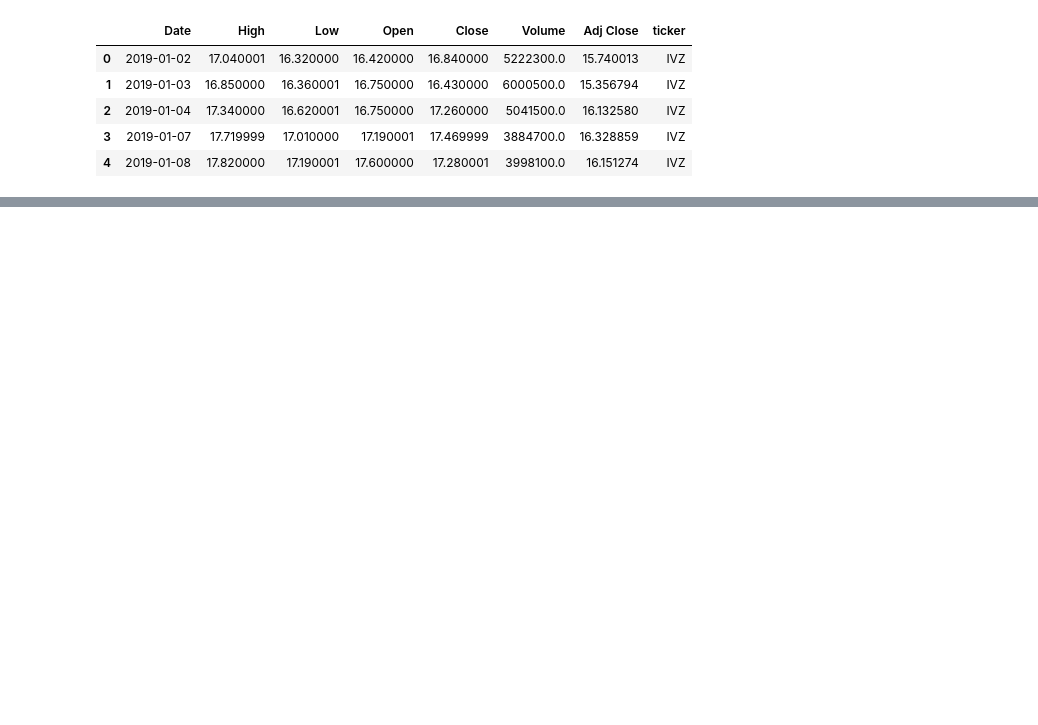
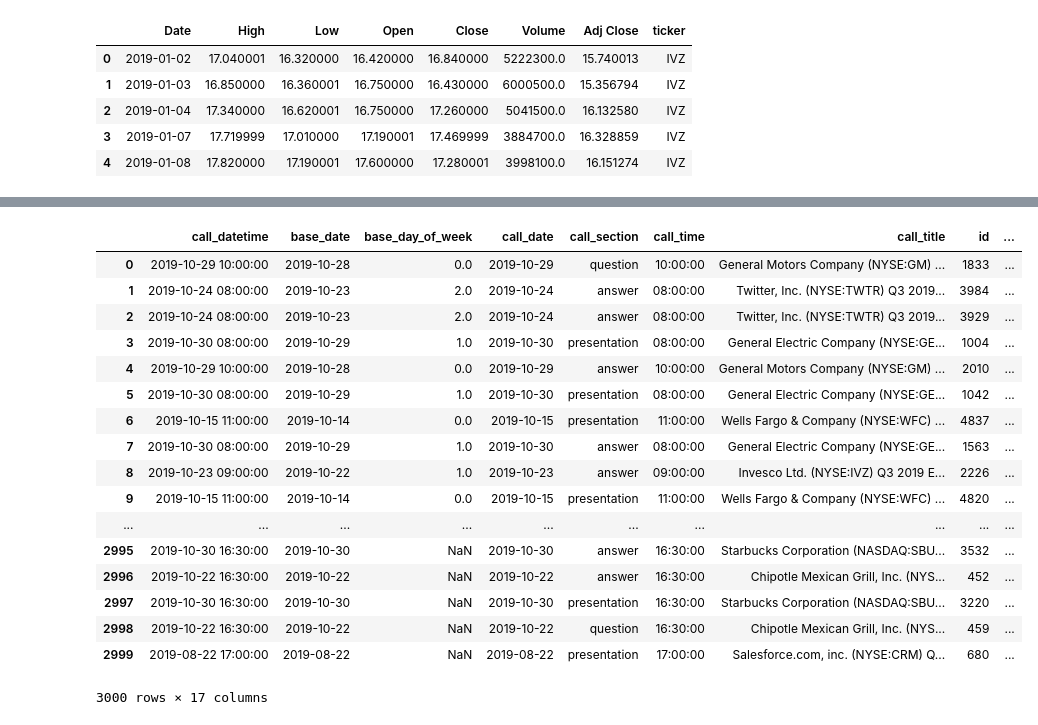
Before and after one commit to Final-Project-BAHF/Sweet_N_Sour_Sentiment, a Jupyter notebook: sweet_n_sour/Andrew/merged_df.ipynb, the cells around one changed output, grey strips where cells are left out. Saved outputs shown, nothing was run; the diff lists cells and outputs as text; code cells hidden in the pictures; blank space fills up the shorter version.

```diff
--- a/sweet_n_sour/Andrew/merged_df.ipynb
+++ b/sweet_n_sour/Andrew/merged_df.ipynb
@@ -51,0 +55,24 @@ merged_df
+# %%
+merged_df = merged_df.merge(price_df, left_on=['ticker','next_date'], right_on = ['ticker','Date'], how='left')
+merged_df = merged_df.drop(columns=['Date', 'High','Low','Open','Adj Close'])
+merged_df = merged_df.rename(columns={"Close": "next_close", "Volume": "next_volume"})
+merged_df
+# %% [output]
+|  | call_datetime | base_date | base_day_of_week | call_date | call_section | call_time | call_title | id | ... |
+| 0 | 2019-10-29 10:00:00 | 2019-10-28 | 0.0 | 2019-10-29 | question | 10:00:00 | General Motors Company (NYSE:GM) ... | 1833 | ... |
+| 1 | 2019-10-24 08:00:00 | 2019-10-23 | 2.0 | 2019-10-24 | answer | 08:00:00 | Twitter, Inc. (NYSE:TWTR) Q3 2019... | 3984 | ... |
+| 2 | 2019-10-24 08:00:00 | 2019-10-23 | 2.0 | 2019-10-24 | answer | 08:00:00 | Twitter, Inc. (NYSE:TWTR) Q3 2019... | 3929 | ... |
+| 3 | 2019-10-30 08:00:00 | 2019-10-29 | 1.0 | 2019-10-30 | presentation | 08:00:00 | General Electric Company (NYSE:GE... | 1004 | ... |
+| 4 | 2019-10-29 10:00:00 | 2019-10-28 | 0.0 | 2019-10-29 | answer | 10:00:00 | General Motors Company (NYSE:GM) ... | 2010 | ... |
+| 5 | 2019-10-30 08:00:00 | 2019-10-29 | 1.0 | 2019-10-30 | presentation | 08:00:00 | General Electric Company (NYSE:GE... | 1042 | ... |
+| 6 | 2019-10-15 11:00:00 | 2019-10-14 | 0.0 | 2019-10-15 | presentation | 11:00:00 | Wells Fargo & Company (NYSE:WFC) ... | 4837 | ... |
+| 7 | 2019-10-30 08:00:00 | 2019-10-29 | 1.0 | 2019-10-30 | answer | 08:00:00 | General Electric Company (NYSE:GE... | 1563 | ... |
+| 8 | 2019-10-23 09:00:00 | 2019-10-22 | 1.0 | 2019-10-23 | answer | 09:00:00 | Invesco Ltd. (NYSE:IVZ) Q3 2019 E... | 2226 | ... |
+| 9 | 2019-10-15 11:00:00 | 2019-10-14 | 0.0 | 2019-10-15 | presentation | 11:00:00 | Wells Fargo & Company (NYSE:WFC) ... | 4820 | ... |
+| ... | ... | ... | ... | ... | ... | ... | ... | ... | ... |
+| 2995 | 2019-10-30 16:30:00 | 2019-10-30 | NaN | 2019-10-30 | answer | 16:30:00 | Starbucks Corporation (NASDAQ:SBU... | 3532 | ... |
+| 2996 | 2019-10-22 16:30:00 | 2019-10-22 | NaN | 2019-10-22 | answer | 16:30:00 | Chipotle Mexican Grill, Inc. (NYS... | 452 | ... |
+| 2997 | 2019-10-30 16:30:00 | 2019-10-30 | NaN | 2019-10-30 | presentation | 16:30:00 | Starbucks Corporation (NASDAQ:SBU... | 3220 | ... |
+| 2998 | 2019-10-22 16:30:00 | 2019-10-22 | NaN | 2019-10-22 | question | 16:30:00 | Chipotle Mexican Grill, Inc. (NYS... | 459 | ... |
+| 2999 | 2019-08-22 17:00:00 | 2019-08-22 | NaN | 2019-08-22 | presentation | 17:00:00 | Salesforce.com, inc. (NYSE:CRM) Q... | 680 | ... |
+3000 rows × 17 columns
```
Also changed, not shown: parts of 4 cells of this notebook, 4 other files.
